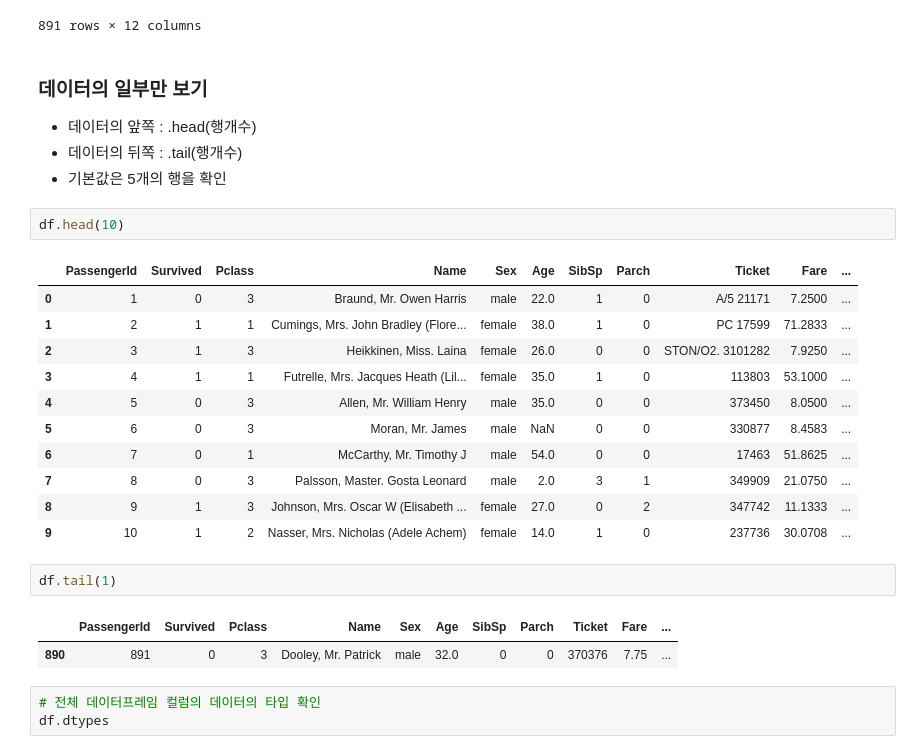
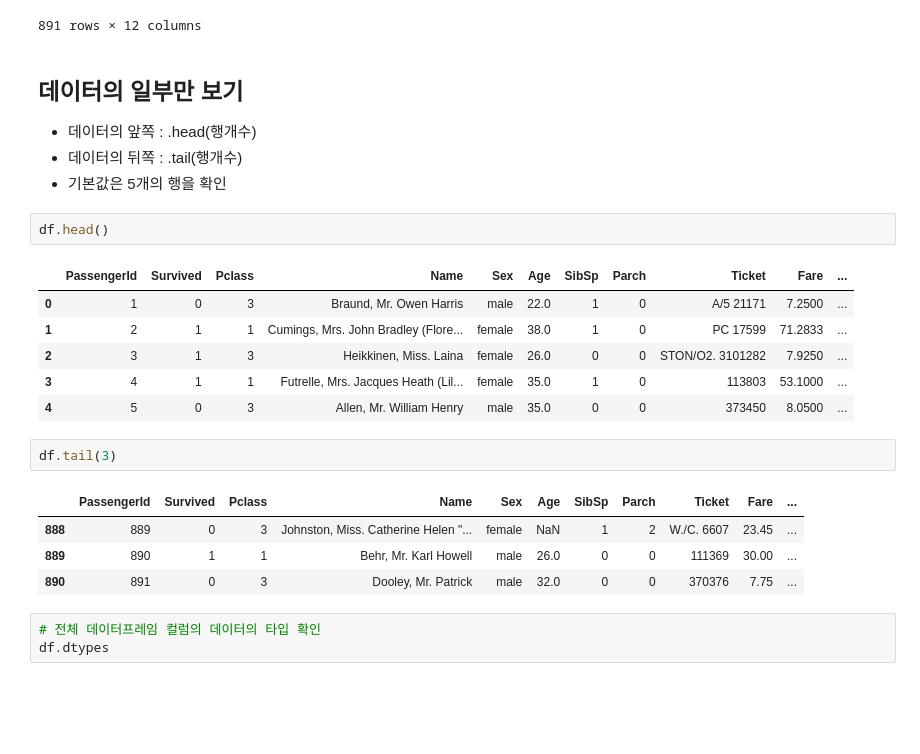
Before and after one commit to KEEPGOINGNOW/Fintech_Service_2nd, a Jupyter notebook: 05_Machine_Learning/02_pandas_사용법.ipynb, the cells around one changed output. Cells and saved outputs as stored; diff of their text form; blank space fills up the shorter version.

```diff
--- a/05_Machine_Learning/02_pandas_사용법.ipynb
+++ b/05_Machine_Learning/02_pandas_사용법.ipynb
@@ -270,28 +272,25 @@ df
 | 890 | 891 | 0 | 3 | Dooley, Mr. Patrick | male | 32.0 | 0 | 0 | 370376 | 7.7500 | ... |
 891 rows × 12 columns
 # %% [markdown]
-### 데이터의 일부만 보기
+## 데이터의 일부만 보기
 - 데이터의 앞쪽 : .head(행개수)
 - 데이터의 뒤쪽 : .tail(행개수)
 - 기본값은 5개의 행을 확인
 # %%
-df.head(10)
+df.head()
 # %% [output]
 |  | PassengerId | Survived | Pclass | Name | Sex | Age | SibSp | Parch | Ticket | Fare | ... |
 | 0 | 1 | 0 | 3 | Braund, Mr. Owen Harris | male | 22.0 | 1 | 0 | A/5 21171 | 7.2500 | ... |
 | 1 | 2 | 1 | 1 | Cumings, Mrs. John Bradley (Flore... | female | 38.0 | 1 | 0 | PC 17599 | 71.2833 | ... |
 | 2 | 3 | 1 | 3 | Heikkinen, Miss. Laina | female | 26.0 | 0 | 0 | STON/O2. 3101282 | 7.9250 | ... |
 | 3 | 4 | 1 | 1 | Futrelle, Mrs. Jacques Heath (Lil... | female | 35.0 | 1 | 0 | 113803 | 53.1000 | ... |
 | 4 | 5 | 0 | 3 | Allen, Mr. William Henry | male | 35.0 | 0 | 0 | 373450 | 8.0500 | ... |
-| 5 | 6 | 0 | 3 | Moran, Mr. James | male | NaN | 0 | 0 | 330877 | 8.4583 | ... |
-| 6 | 7 | 0 | 1 | McCarthy, Mr. Timothy J | male | 54.0 | 0 | 0 | 17463 | 51.8625 | ... |
-| 7 | 8 | 0 | 3 | Palsson, Master. Gosta Leonard | male | 2.0 | 3 | 1 | 349909 | 21.0750 | ... |
-| 8 | 9 | 1 | 3 | Johnson, Mrs. Oscar W (Elisabeth ... | female | 27.0 | 0 | 2 | 347742 | 11.1333 | ... |
-| 9 | 10 | 1 | 2 | Nasser, Mrs. Nicholas (Adele Achem) | female | 14.0 | 1 | 0 | 237736 | 30.0708 | ... |
 # %%
-df.tail(1)
+df.tail(3)
 # %% [output]
 |  | PassengerId | Survived | Pclass | Name | Sex | Age | SibSp | Parch | Ticket | Fare | ... |
+| 888 | 889 | 0 | 3 | Johnston, Miss. Catherine Helen "... | female | NaN | 1 | 2 | W./C. 6607 | 23.45 | ... |
+| 889 | 890 | 1 | 1 | Behr, Mr. Karl Howell | male | 26.0 | 0 | 0 | 111369 | 30.00 | ... |
 | 890 | 891 | 0 | 3 | Dooley, Mr. Patrick | male | 32.0 | 0 | 0 | 370376 | 7.75 | ... |
 # %%
 # 전체 데이터프레임 컬럼의 데이터의 타입 확인
```
Also changed, not shown: parts of 84 cells of this notebook, 2 other files.
